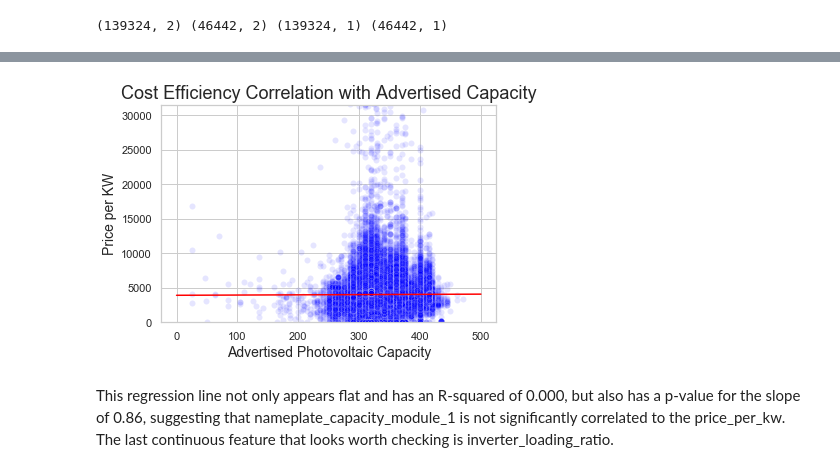
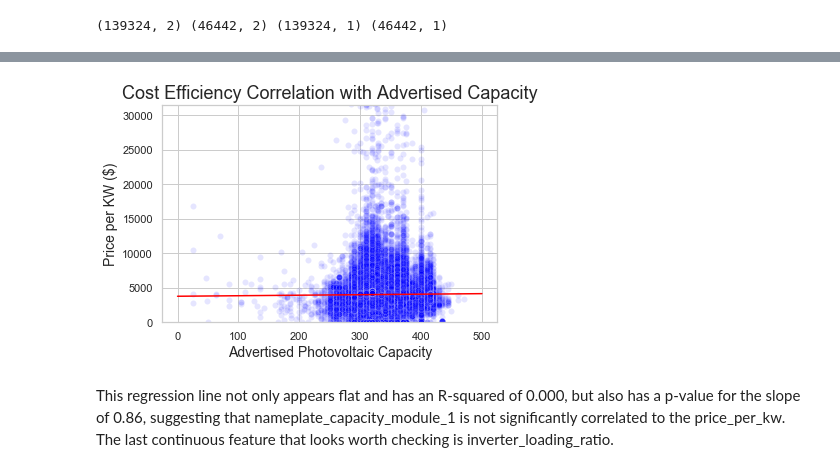
Before and after one commit to zjbrown0689/Solar-Panel-Capstone, a Jupyter notebook: notebooks/exploratory_data_analysis.ipynb, the cells around one changed output, grey strips where cells are left out. Drawn from its saved outputs; the diff is of its cells as text; code cells hidden in the pictures.

```diff
--- a/notebooks/exploratory_data_analysis.ipynb
+++ b/notebooks/exploratory_data_analysis.ipynb
@@ -472,18 +471,18 @@ dtype: float64
 # %%
 # I'll make the arrays for the regression line.
 x=np.array([0, 500])
 y=(m*x)+b
 
 # And now plot the data with the regression line overlay.
 sns.scatterplot(data=ncm1_no_null, x='nameplate_capacity_module_1', y='price_per_kw', alpha = 0.1, color='blue')
 plt.plot(x, y, color='red')
 plt.title('Cost Efficiency Correlation with Advertised Capacity', fontsize=18)
 plt.ylim(0, np.quantile(ncm1_no_null['price_per_kw'], 0.9995))
 plt.xlabel('Advertised Photovoltaic Capacity', fontsize=14)
-plt.ylabel('Price per KW', fontsize=14)
+plt.ylabel('Price per KW ($)', fontsize=14)
 plt.show()
 # %% [output]
-[figure, old version]
+[figure, new version]
 # %% [markdown]
 This regression line not only appears flat and has an R-squared of 0.000, but also has a p-value for the slope of 0.86, suggesting that nameplate_capacity_module_1 is not significantly correlated to the price_per_kw. The last continuous feature that looks worth checking is inverter_loading_ratio.
 # %%
```
Also changed, not shown: parts of 21 cells of this notebook, 13 other files.
